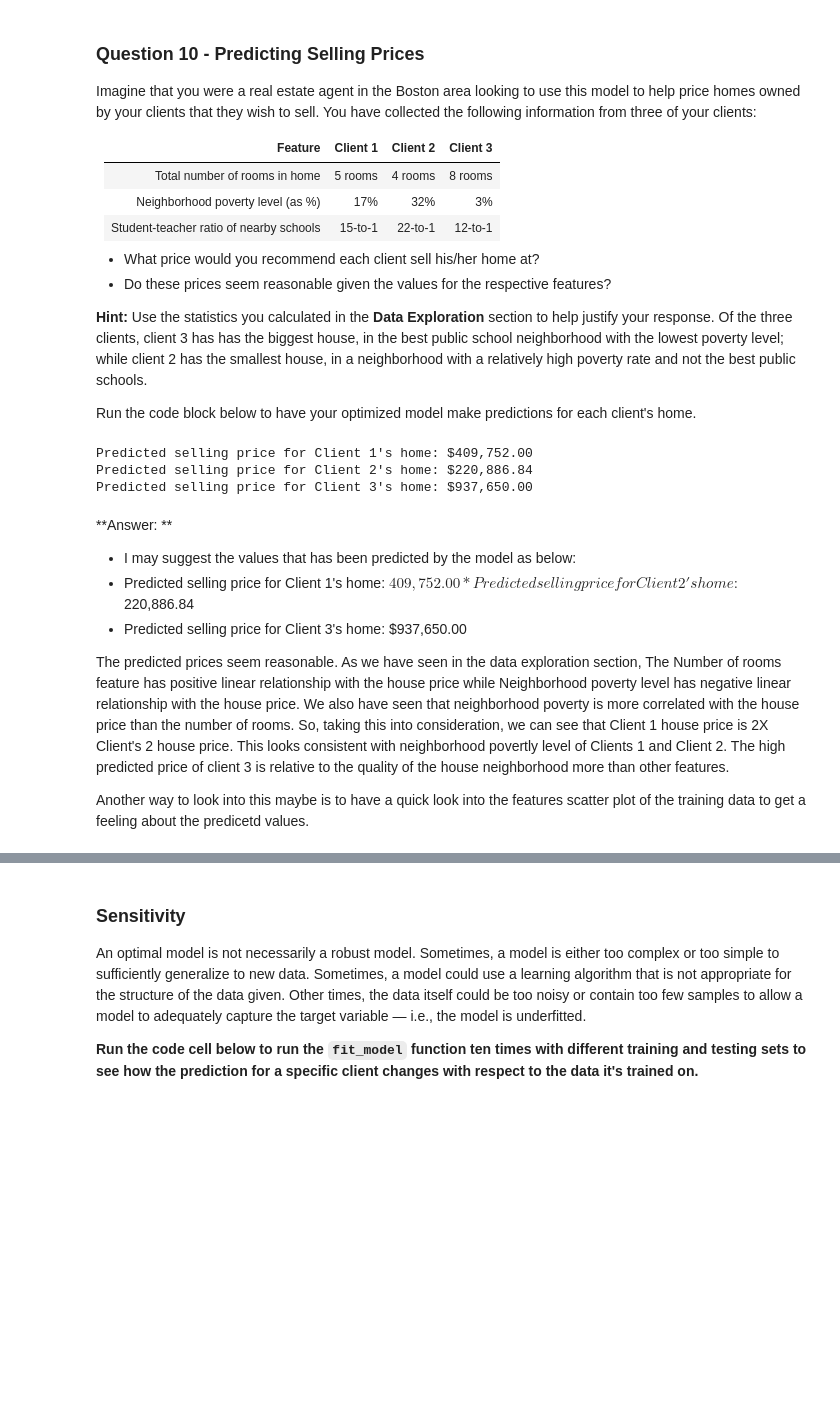
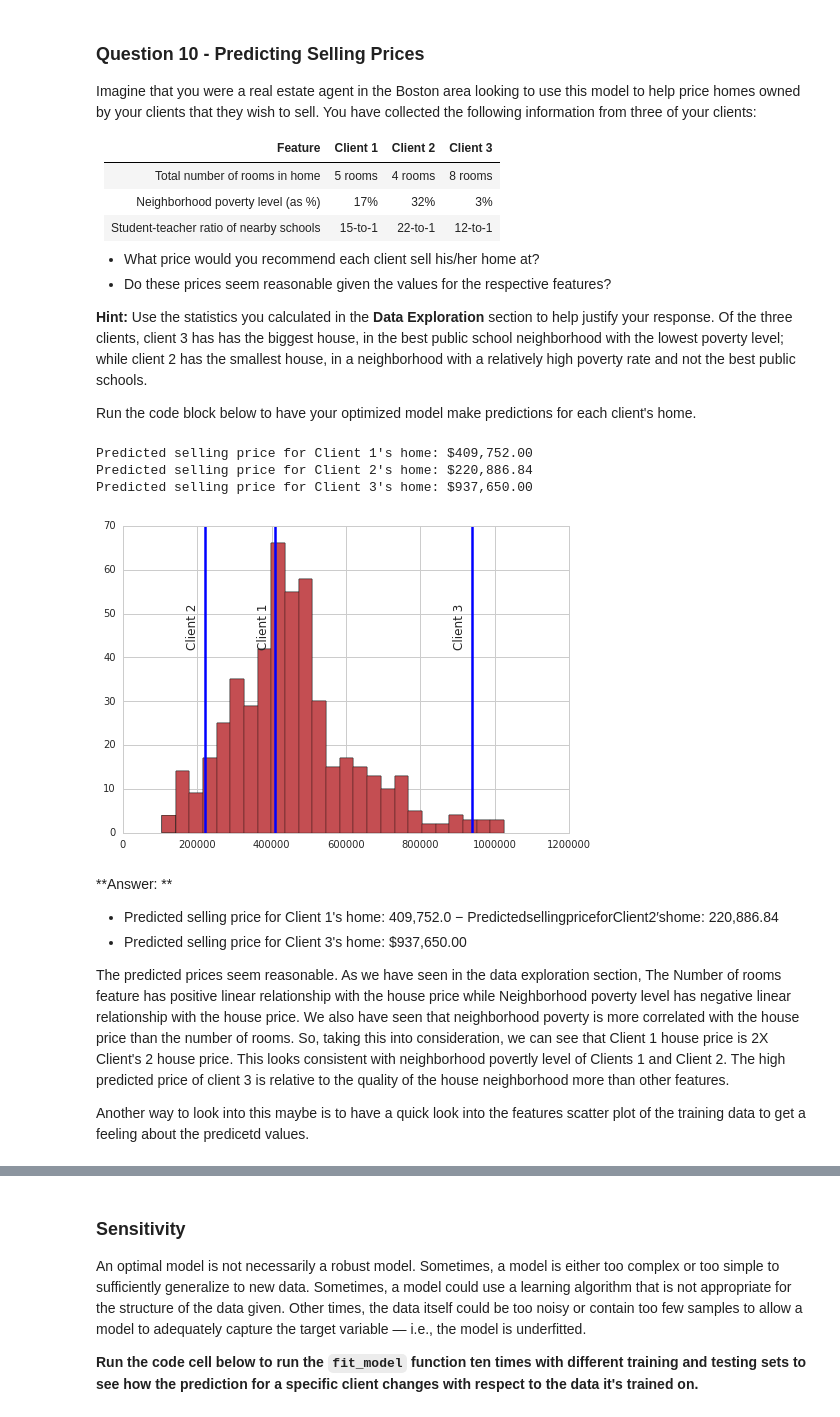
Before and after one commit to AbdoShalaby/ML-degree-projects, a Jupyter notebook: boston-housing/boston_housing.ipynb, the cells around one changed output, grey strips where cells are left out. Saved outputs shown, nothing was run; the diff lists cells and outputs as text; code cells hidden in the pictures; blank space fills up the shorter version.

```diff
--- a/boston-housing/boston_housing.ipynb
+++ b/boston-housing/boston_housing.ipynb
@@ -314,0 +319,15 @@ In this final section of the project, you will construct a model and make a pred
+# %%
+# Example of using grid search technique to find the best scoring max-depth of decision tree regressor:
+from sklearn.model_selection import GridSearchCV
+from sklearn.tree import DecisionTreeRegressor
+
+# We are not sure which depth is best to fit the data so we will try these 5 values.
+parameters = {'max_depth':[1,2,3,4,5]}
+
+regressor = DecisionTreeRegressor()
+
+grd = GridSearchCV(regressor, parameters, cv=10)
+
+grd.fit(X_train, y_train)
+
+print grd.best_params_
@@ -436,25 +459,28 @@ Imagine that you were a real estate agent in the Boston area looking to use this
 
 Run the code block below to have your optimized model make predictions for each client's home.
 # %%
+import matplotlib.pyplot as plt
 # Produce a matrix for client data
 client_data = [[5, 17, 15], # Client 1
                [4, 32, 22], # Client 2
                [8, 3, 12]]  # Client 3
 
 # Show predictions
 for i, price in enumerate(reg.predict(client_data)):
     print "Predicted selling price for Client {}'s home: ${:,.2f}".format(i+1, price)
+    plt.hist(prices, bins = 25)
+    plt.axvline(price, lw = 2.5)
+    plt.text(price-50000, 50, 'Client '+str(i+1), rotation=90)
 # %% [output]
 Predicted selling price for Client 1's home: $409,752.00
 Predicted selling price for Client 2's home: $220,886.84
 Predicted selling price for Client 3's home: $937,650.00
+[figure, added]
 # %% [markdown]
 **Answer: **
-* I may suggest the values that has been predicted by the model as below:
-* Predicted selling price for Client 1's home: $409,752.00
-* Predicted selling price for Client 2's home: $220,886.84
-* Predicted selling price for Client 3's home: $937,650.00
-
+- Predicted selling price for Client 1's home:  409,752.0
+− PredictedsellingpriceforClient2′shome: 220,886.84
+- Predicted selling price for Client 3's home: $937,650.00
 
 The predicted prices seem reasonable. As we have seen in the data exploration section, The Number of rooms feature has positive linear relationship with the house price while Neighborhood poverty level has negative linear relationship with the house price. We also have seen that neighborhood poverty is more correlated with the house price than the number of rooms. So, taking this into consideration, we can see that Client 1 house price is 2X Client's 2 house price. This looks consistent with neighborhood povertly level of Clients 1 and Client 2. The high predicted price of client 3 is relative to the quality of the house neighborhood more than other features.
 
```
Also changed, not shown: parts of 11 cells of this notebook, 2 other files.
